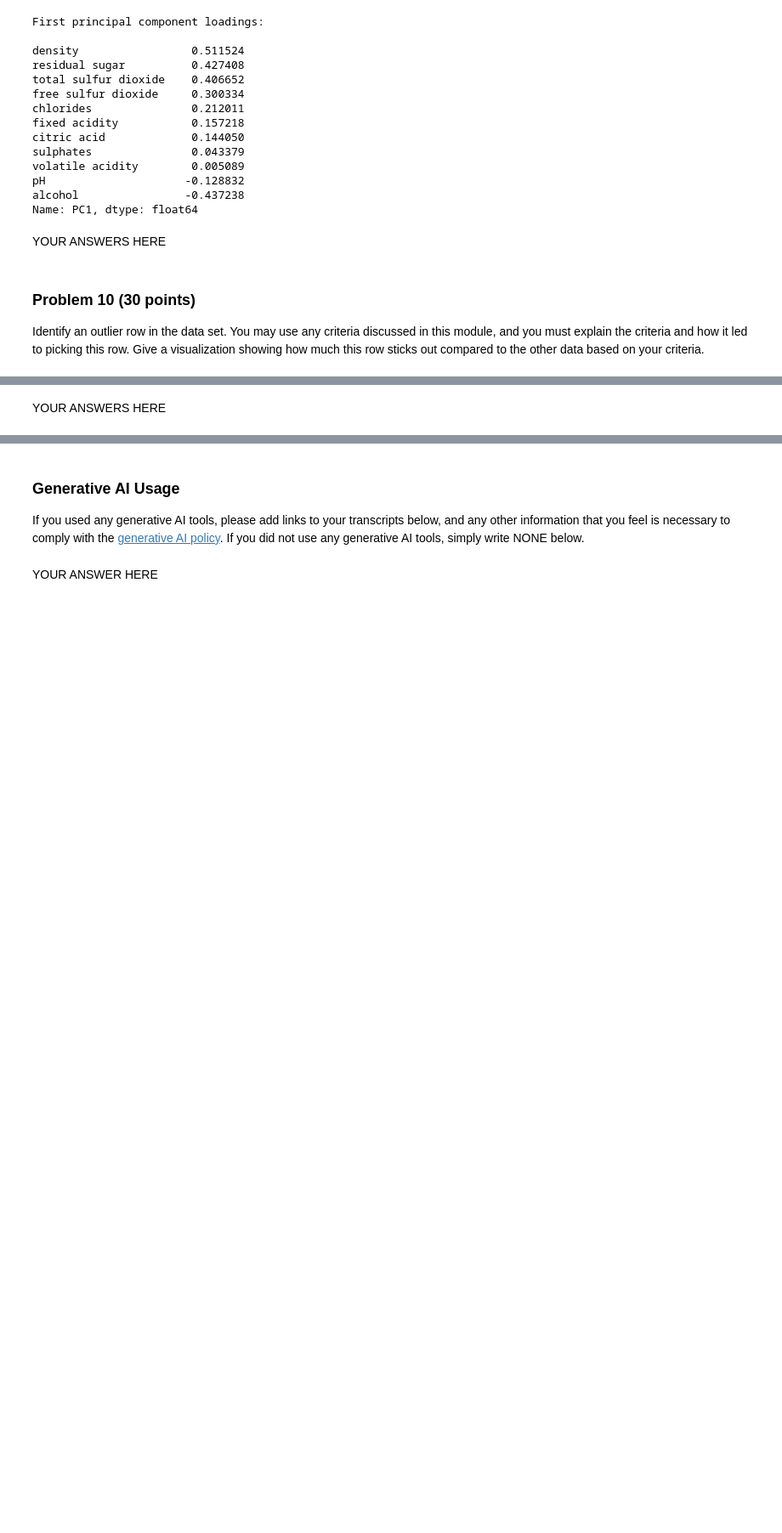
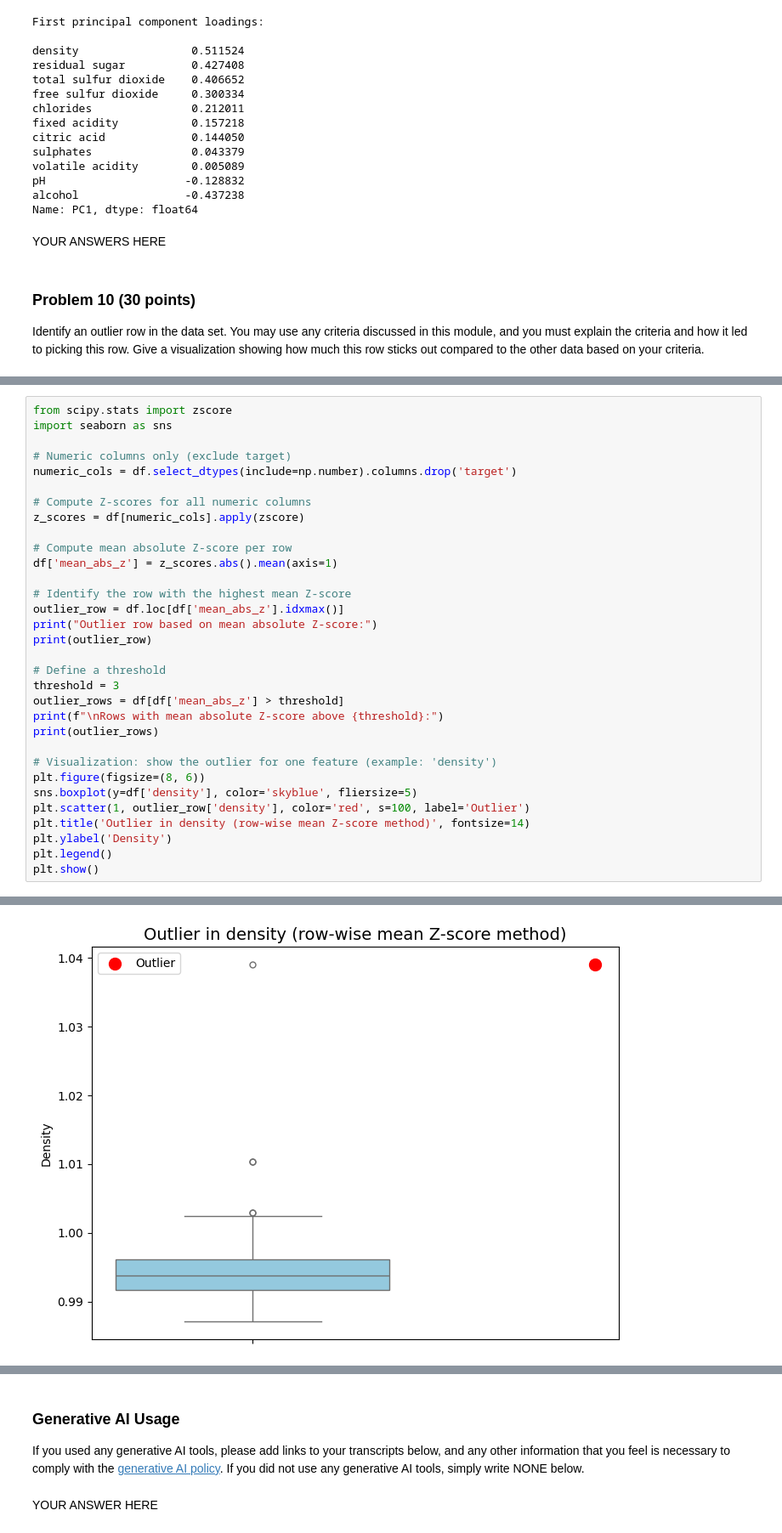
Before and after one commit to Ethnica16/dx601-final-project, a Jupyter notebook: project.ipynb, the cells around one changed output, grey strips where cells are left out. Shown at 85% size. Cells and saved outputs as stored; diff of their text form; blank space fills up the shorter version.

```diff
--- a/project.ipynb
+++ b/project.ipynb
@@ -551,2 +510,33 @@ Name: 2050, dtype: float64
-# %% [markdown]
-YOUR ANSWERS HERE
+# %%
+from scipy.stats import zscore
+import seaborn as sns
+
+# Numeric columns only (exclude target)
+numeric_cols = df.select_dtypes(include=np.number).columns.drop('target')
+
+# Compute Z-scores for all numeric columns
+z_scores = df[numeric_cols].apply(zscore)
+
+# Compute mean absolute Z-score per row
+df['mean_abs_z'] = z_scores.abs().mean(axis=1)
+
+# Identify the row with the highest mean Z-score
+outlier_row = df.loc[df['mean_abs_z'].idxmax()]
+print("Outlier row based on mean absolute Z-score:")
+print(outlier_row)
+
+# Define a threshold
+threshold = 3
+outlier_rows = df[df['mean_abs_z'] > threshold]
+print(f"\nRows with mean absolute Z-score above {threshold}:")
+print(outlier_rows)
+
+# Visualization: show the outlier for one feature (example: 'density')
+plt.figure(figsize=(8, 6))
+sns.boxplot(y=df['density'], color='skyblue', fliersize=5)
+plt.scatter(1, outlier_row['density'], color='red', s=100, label='Outlier')
+plt.title('Outlier in density (row-wise mean Z-score method)', fontsize=14)
+plt.ylabel('Density')
+plt.legend()
+plt.show()
+# %% [output]
@@ -552,0 +560 @@ YOUR ANSWERS HERE
+[figure, added]
```
Also changed, not shown: parts of 11 cells of this notebook.
